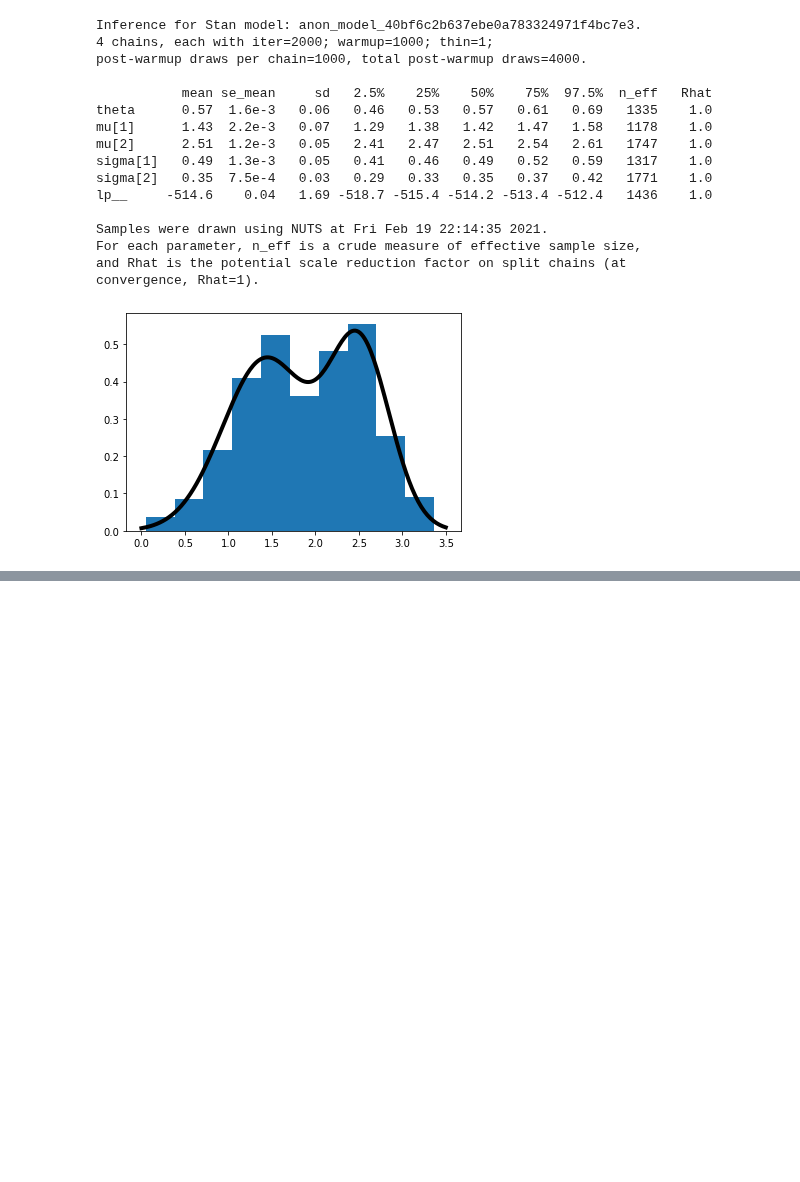
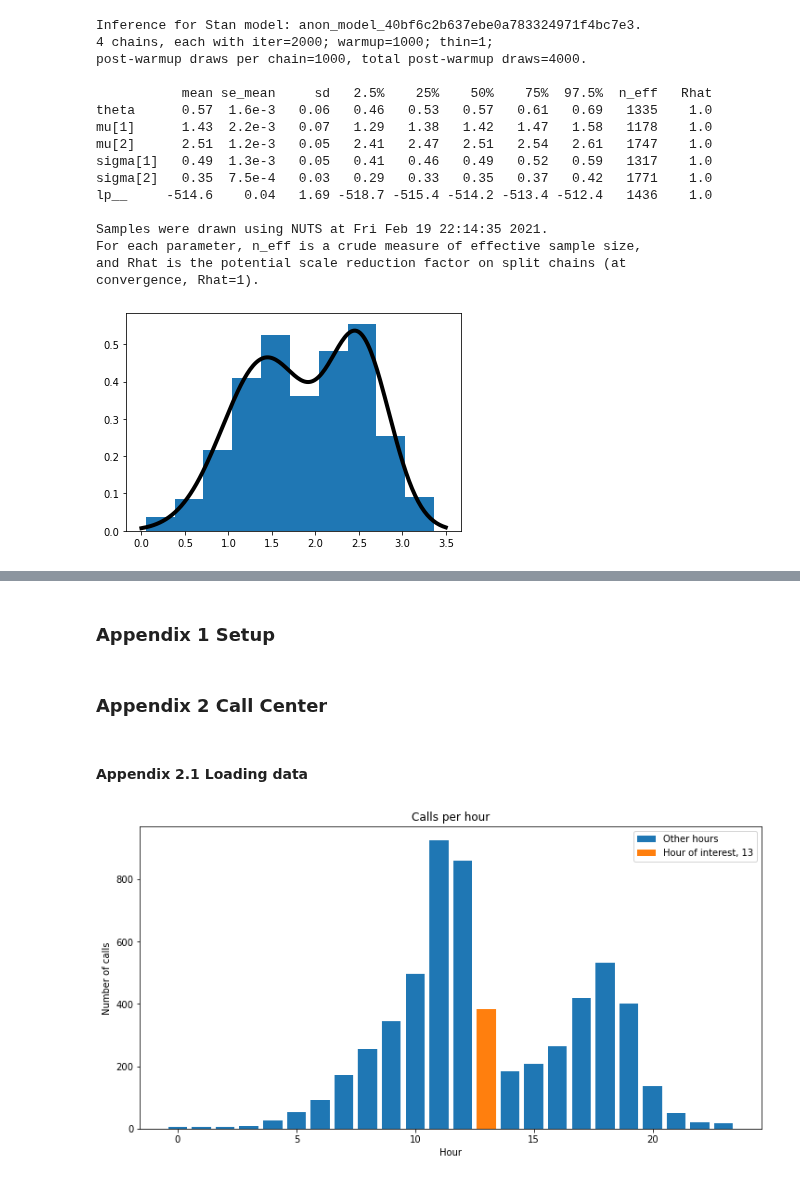
Before and after one commit to Inventrohyder/cs146, a Jupyter notebook: Assignments/assignment-3/notebook.ipynb, the cells around one changed output, grey strips where cells are left out. Saved outputs shown, nothing was run; the diff lists cells and outputs as text; code cells hidden in the pictures; blank space fills up the shorter version.

Commit message:
✨ feat: move loading of call centre to appendix

```diff
--- a/Assignments/assignment-3/notebook.ipynb
+++ b/Assignments/assignment-3/notebook.ipynb
@@ -411,0 +369,2 @@ ax=axes.plot(
+# %% [markdown]
+### Appendix 1 Setup
@@ -411,0 +377,4 @@ ax=axes.plot(
+# %% [markdown]
+### Appendix 2 Call Center
+# %% [markdown]
+#### Appendix 2.1 Loading data
@@ -411,0 +395,22 @@ ax=axes.plot(
+# %%
+hour_index = 13
+
+plt.figure(figsize=(12, 6))
+plt.bar(
+    x = list(range(len(waiting_times_per_hour))),
+    height = [len(x) for x in waiting_times_per_hour],
+    label='Other hours'
+)
+plt.bar(
+    hour_index,
+    len(waiting_times_per_hour[hour_index]),
+    label='Hour of interest, 13'
+)
+plt.xlabel('Hour')
+plt.ylabel('Number of calls')
+plt.title('Calls per hour')
+plt.legend()
+plt.savefig('calls_per_hour.png')
+plt.show()
+# %% [output]
+[figure, added]
```
Also changed, not shown: parts of 12 cells of this notebook, 2 other files.
